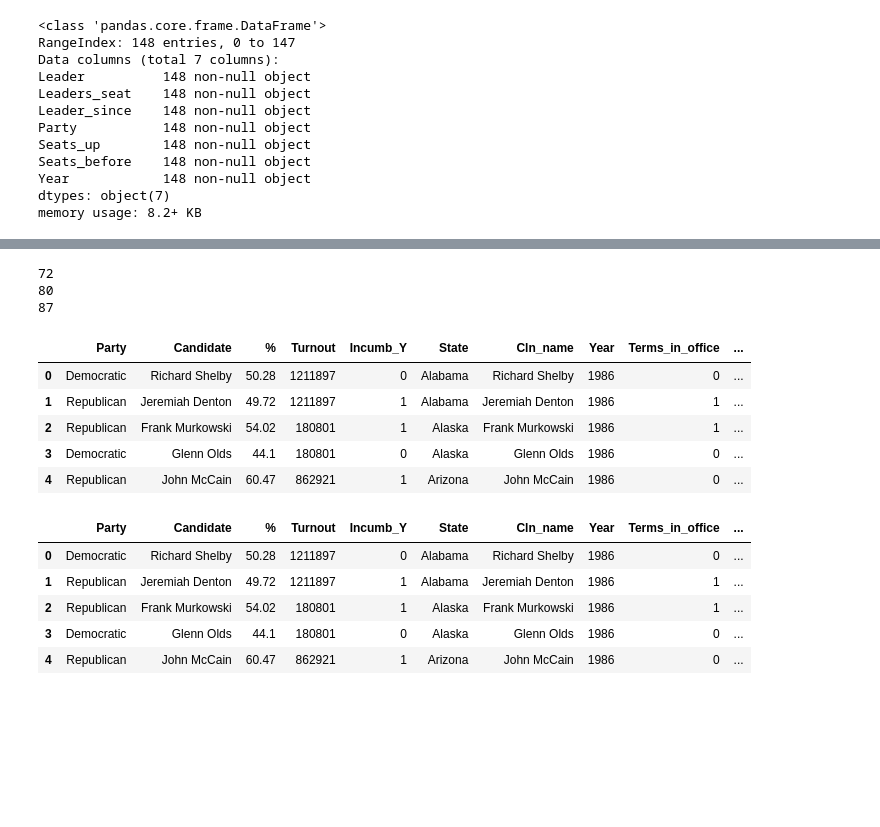
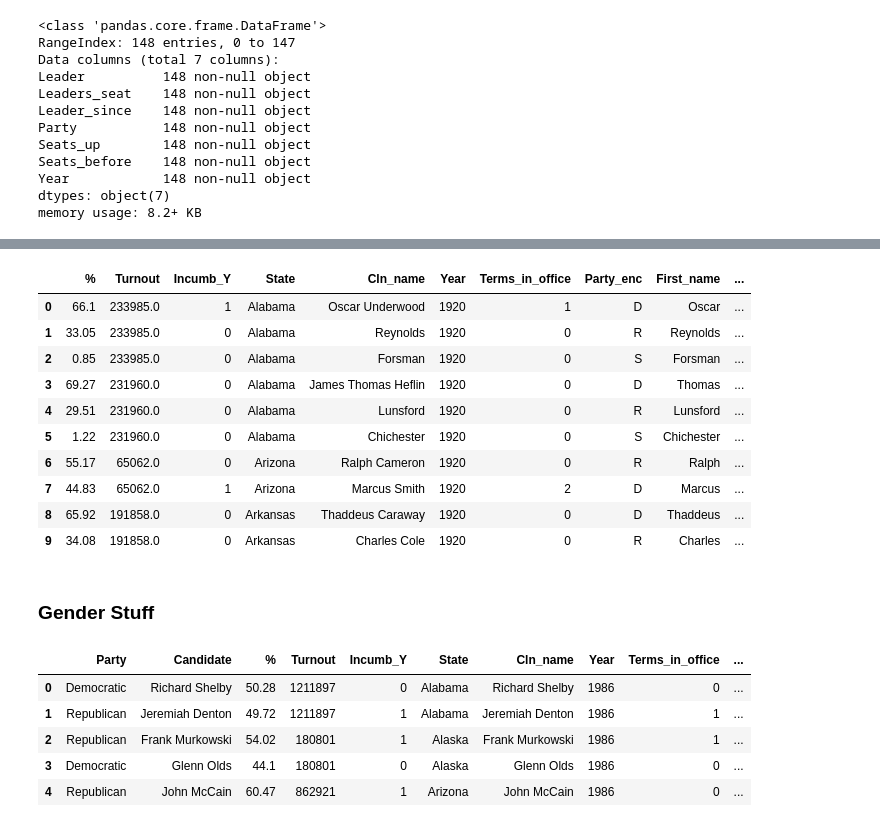
Before and after one commit to dfuller22/US_Senate_Election_Predictor, a Jupyter notebook: PlayG2.ipynb, the cells around one changed output, grey strips where cells are left out. Saved outputs shown, nothing was run; the diff lists cells and outputs as text; code cells hidden in the pictures; blank space fills up the shorter version.

Commit message:
Update
New notebook for modeling + adding genderize

```diff
--- a/PlayG2.ipynb
+++ b/PlayG2.ipynb
@@ -60,8 +61,13 @@ reload(dlf)
 # yr_st_dict_mapped = dlf.st_election_state_mapper(yr_st_dict_joined, name_lookup_df)
 # print(('---'*10)+'Step 4 Complete!'+('---'*10))
 
-# yr_st_mapped_full = dlf.yr_st_mapped_NA_handler(yr_st_dict_mapped)
-# print(('---'*10)+'Step 5 Complete!'+('---'*10))
+yr_st_mapped_full = dlf.yr_st_mapped_NA_handler(yr_st_dict_mapped)
+print(('---'*10)+'Step 5 Complete!'+('---'*10))
+
+yr_st_mapped_cln = dlf.st_mapped_cleaner(yr_st_mapped_full, name_lookup_df, ldr_master_df_model)
+print(('---'*10)+'Step 6 Complete!'+('---'*10))
+
+# 5355 rows total i.e. 6 days until all gender info is filled (found with for loop-list into array sum)
 # %% [output]
 4 NA operations completed.
 ------------------------------Step 5 Complete!------------------------------
@@ -68,3 +78,8 @@ reload(dlf)
+# %%
+fin_df = dlf.cln_st_combiner(yr_st_mapped_cln)
+# # print('Length:', len(fin_df))
+# # display(fin_df.head(10))
+# # display(fin_df.tail(10))
 # %%
 # sen_leader_tables = dlf.sen_leader_collector(election_collection_raw)
 
@@ -596,23 +290,14 @@ Name: Seats_before%, dtype: int64
-# %%
-test2['First_name'] = None
-for idx, name in zip(test2.index, test2['Cln_name']):
-    first = regex.findall(r'([A-Z]{1}[A-z]+\s{1})', name)
-    try:
-        first = first.pop()
-        first = first.strip()
-        test2.at[idx, 'First_name'] = first
-    except IndexError:
-        print(idx)
-        test2.at[idx, 'First_name'] = name
-
-test2.head()
-# %% [output]
-72
-80
-87
-|  | Party | Candidate | % | Turnout | Incumb_Y | State | Cln_name | Year | Terms_in_office | ... |
-| 0 | Democratic | Richard Shelby | 50.28 | 1211897 | 0 | Alabama | Richard Shelby | 1986 | 0 | ... |
-| 1 | Republican | Jeremiah Denton | 49.72 | 1211897 | 1 | Alabama | Jeremiah Denton | 1986 | 1 | ... |
-| 2 | Republican | Frank Murkowski | 54.02 | 180801 | 1 | Alaska | Frank Murkowski | 1986 | 1 | ... |
-| 3 | Democratic | Glenn Olds | 44.1 | 180801 | 0 | Alaska | Glenn Olds | 1986 | 0 | ... |
-| 4 | Republican | John McCain | 60.47 | 862921 | 1 | Arizona | John McCain | 1986 | 0 | ... |
+# %%
+fin_df.head(10)
+# %% [output]
+|  | % | Turnout | Incumb_Y | State | Cln_name | Year | Terms_in_office | Party_enc | First_name | ... |
+| 0 | 66.1 | 233985.0 | 1 | Alabama | Oscar Underwood | 1920 | 1 | D | Oscar | ... |
+| 1 | 33.05 | 233985.0 | 0 | Alabama | Reynolds | 1920 | 0 | R | Reynolds | ... |
+| 2 | 0.85 | 233985.0 | 0 | Alabama | Forsman | 1920 | 0 | S | Forsman | ... |
+| 3 | 69.27 | 231960.0 | 0 | Alabama | James Thomas Heflin | 1920 | 0 | D | Thomas | ... |
+| 4 | 29.51 | 231960.0 | 0 | Alabama | Lunsford | 1920 | 0 | R | Lunsford | ... |
+| 5 | 1.22 | 231960.0 | 0 | Alabama | Chichester | 1920 | 0 | S | Chichester | ... |
+| 6 | 55.17 | 65062.0 | 0 | Arizona | Ralph Cameron | 1920 | 0 | R | Ralph | ... |
+| 7 | 44.83 | 65062.0 | 1 | Arizona | Marcus Smith | 1920 | 2 | D | Marcus | ... |
+| 8 | 65.92 | 191858.0 | 0 | Arkansas | Thaddeus Caraway | 1920 | 0 | D | Thaddeus | ... |
+| 9 | 34.08 | 191858.0 | 0 | Arkansas | Charles Cole | 1920 | 0 | R | Charles | ... |
@@ -618,0 +314,2 @@ test2.head()
+# %% [markdown]
+### Gender Stuff
```
Also changed, not shown: parts of 38 cells of this notebook, 6 other files.
